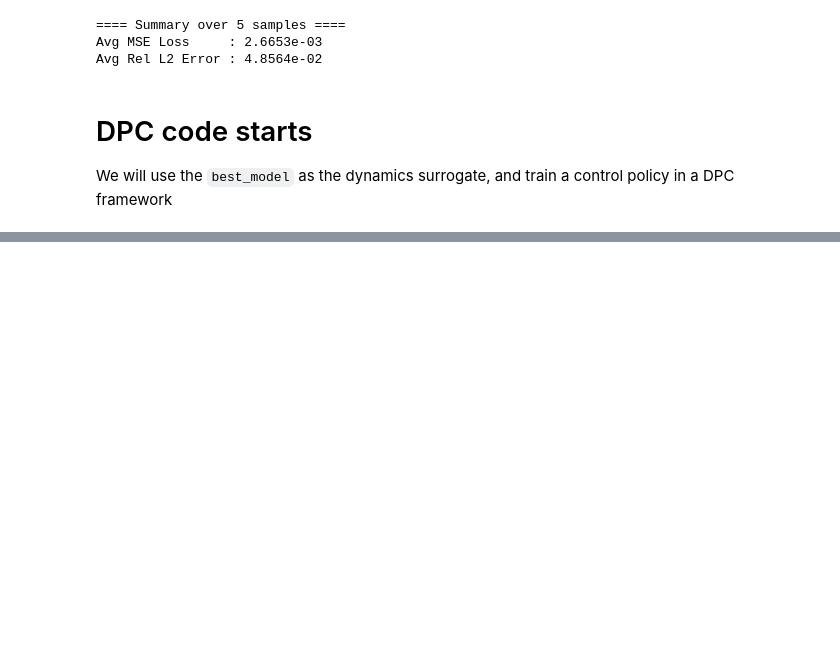
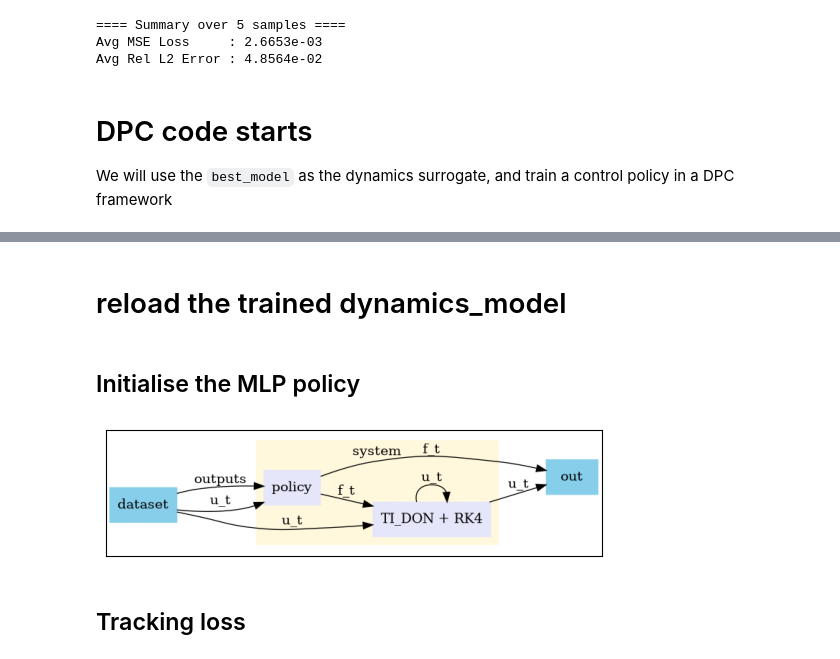
Before and after one commit to EladMichael/neuromancer, a Jupyter notebook: examples/control/Part_7_TIDON_DPC_HEAT.ipynb, the cells around one changed output, grey strips where cells are left out. Saved outputs shown, nothing was run; the diff lists cells and outputs as text; code cells hidden in the pictures; blank space fills up the shorter version.

```diff
--- a/examples/control/Part_7_TIDON_DPC_HEAT.ipynb
+++ b/examples/control/Part_7_TIDON_DPC_HEAT.ipynb
@@ -951,0 +1025,2 @@ def generate_grf_dataset(
+# %% [markdown]
+# reload the trained dynamics_model
@@ -951,0 +1090,26 @@ def generate_grf_dataset(
+# %% [markdown]
+## Initialise the MLP policy
+# %%
+from neuromancer.modules import blocks
+from neuromancer.modules.activations import activations
+
+nx = 100  # to figure out exact shape
+nu = 4
+
+net = blocks.MLP(
+    insize=2 * nx,  # u_t + u_tf
+    outsize=nu,
+    hsizes=[128, 128, 128],
+    nonlin=activations["gelu"],  # or "gelu"
+)
+
+policy = Node(net, ["u_t", "outputs"], ["f_t"], name="policy")
+# %%
+# closed-loop system model
+nsteps = 10  # random
+system_dpc = System([policy, node_rk4], nsteps=nsteps)
+system_dpc.show()
+# %% [output]
+[figure, added]
+# %% [markdown]
+## Tracking loss
```
Also changed, not shown: parts of 11 cells of this notebook.
